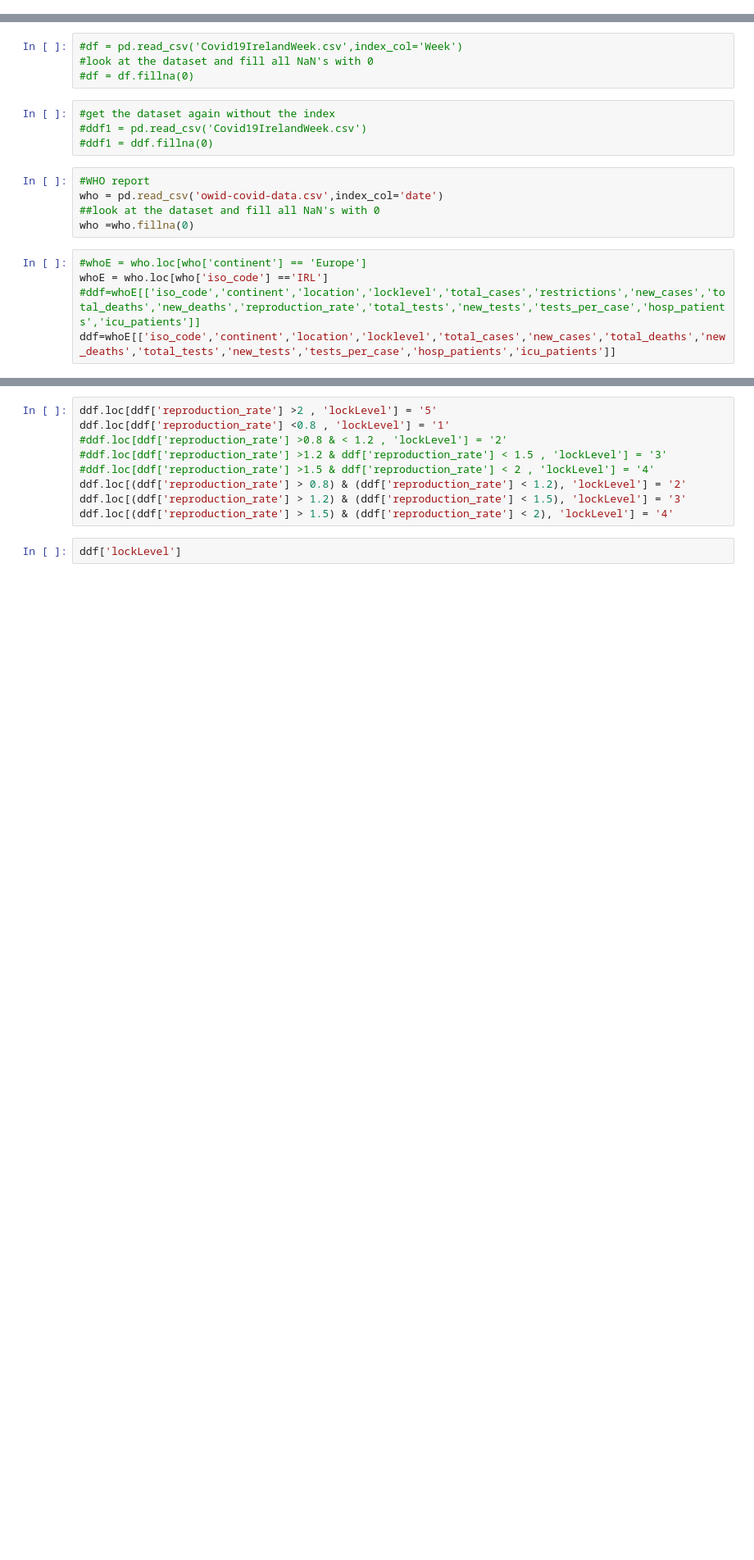
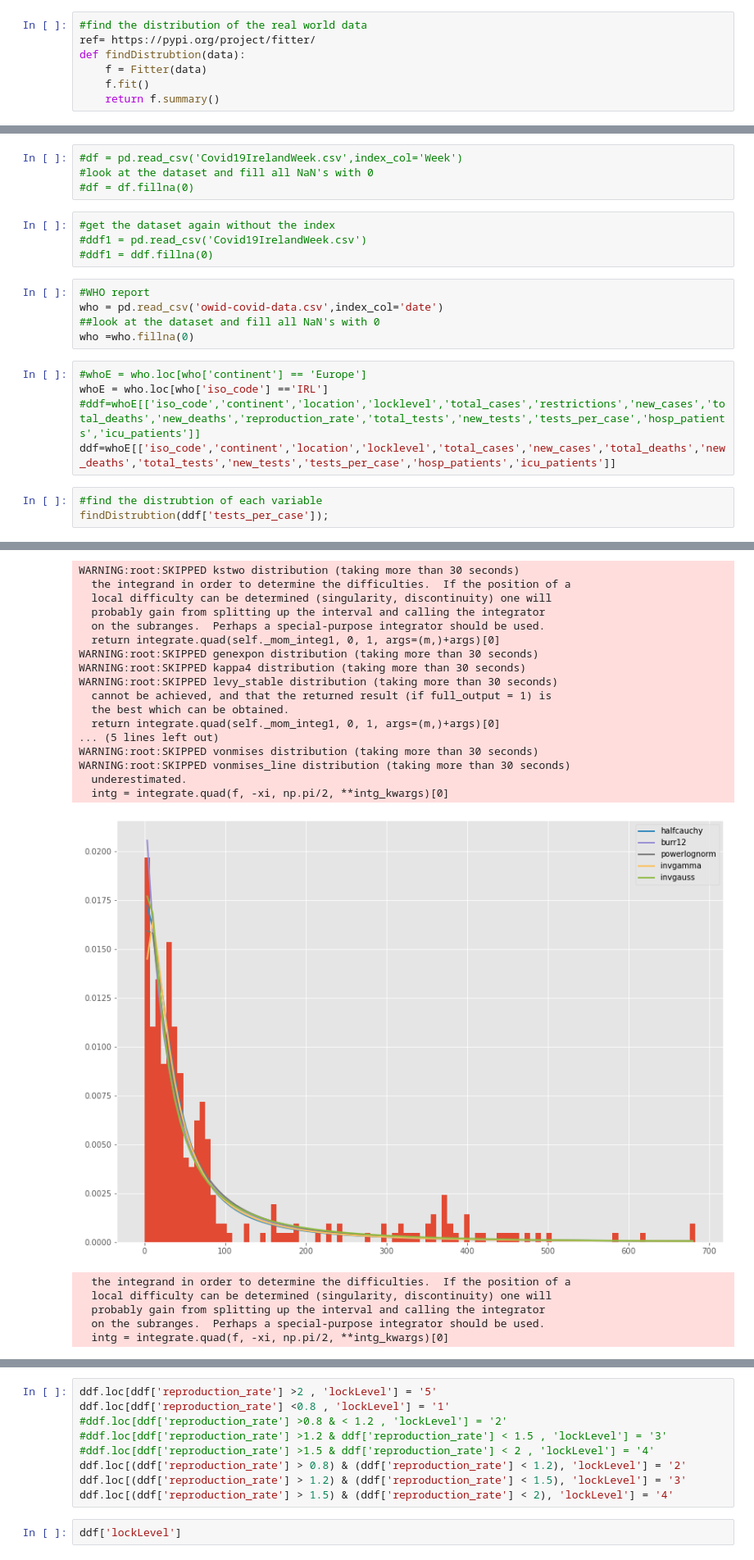
Before and after one commit to G00387859/programming-for-data-analysis-assignment, a Jupyter notebook: Project2020.ipynb, the cells around one changed output, grey strips where cells are left out. Shown: that part at 82% size. Saved outputs shown, nothing was run; the diff lists cells and outputs as text; blank space fills up the shorter version.

```diff
--- a/Project2020.ipynb
+++ b/Project2020.ipynb
@@ -18,3 +59,10 @@ import warnings
+# %%
+#find the distribution of the real world data
+ref= https://pypi.org/project/fitter/
+def findDistrubtion(data):
+    f = Fitter(data)
+    f.fit()
+    return f.summary()
 # %% [markdown]
 ***
 ### Create an Overview of the entire data set, maybe a bar chart of all data collected over time.
@@ -48,3 +96,7 @@ who =who.fillna(0)
 whoE = who.loc[who['iso_code'] =='IRL']
 #ddf=whoE[['iso_code','continent','location','locklevel','total_cases','restrictions','new_cases','total_deaths','new_deaths','reproduction_rate','total_tests','new_tests','tests_per_case','hosp_patients','icu_patients']]
 ddf=whoE[['iso_code','continent','location','locklevel','total_cases','new_cases','total_deaths','new_deaths','total_tests','new_tests','tests_per_case','hosp_patients','icu_patients']]
+# %%
+#find the distrubtion of each variable
+findDistrubtion(ddf['tests_per_case']);
+# %% [output]
@@ -50,0 +104,23 @@ ddf=whoE[['iso_code','continent','location','locklevel','total_cases','new_cases
+WARNING:root:SKIPPED kstwo distribution (taking more than 30 seconds)
+  the integrand in order to determine the difficulties.  If the position of a
+  local difficulty can be determined (singularity, discontinuity) one will
+  probably gain from splitting up the interval and calling the integrator
+  on the subranges.  Perhaps a special-purpose integrator should be used.
+  return integrate.quad(self._mom_integ1, 0, 1, args=(m,)+args)[0]
+WARNING:root:SKIPPED genexpon distribution (taking more than 30 seconds)
+WARNING:root:SKIPPED kappa4 distribution (taking more than 30 seconds)
+WARNING:root:SKIPPED levy_stable distribution (taking more than 30 seconds)
+  cannot be achieved, and that the returned result (if full_output = 1) is
+  the best which can be obtained.
+  return integrate.quad(self._mom_integ1, 0, 1, args=(m,)+args)[0]
+... (5 lines left out)
+WARNING:root:SKIPPED vonmises distribution (taking more than 30 seconds)
+WARNING:root:SKIPPED vonmises_line distribution (taking more than 30 seconds)
+  underestimated.
+  intg = integrate.quad(f, -xi, np.pi/2, **intg_kwargs)[0]
+[figure, added]
+  the integrand in order to determine the difficulties.  If the position of a
+  local difficulty can be determined (singularity, discontinuity) one will
+  probably gain from splitting up the interval and calling the integrator
+  on the subranges.  Perhaps a special-purpose integrator should be used.
+  intg = integrate.quad(f, -xi, np.pi/2, **intg_kwargs)[0]
```
Also changed, not shown: parts of 20 cells of this notebook.
